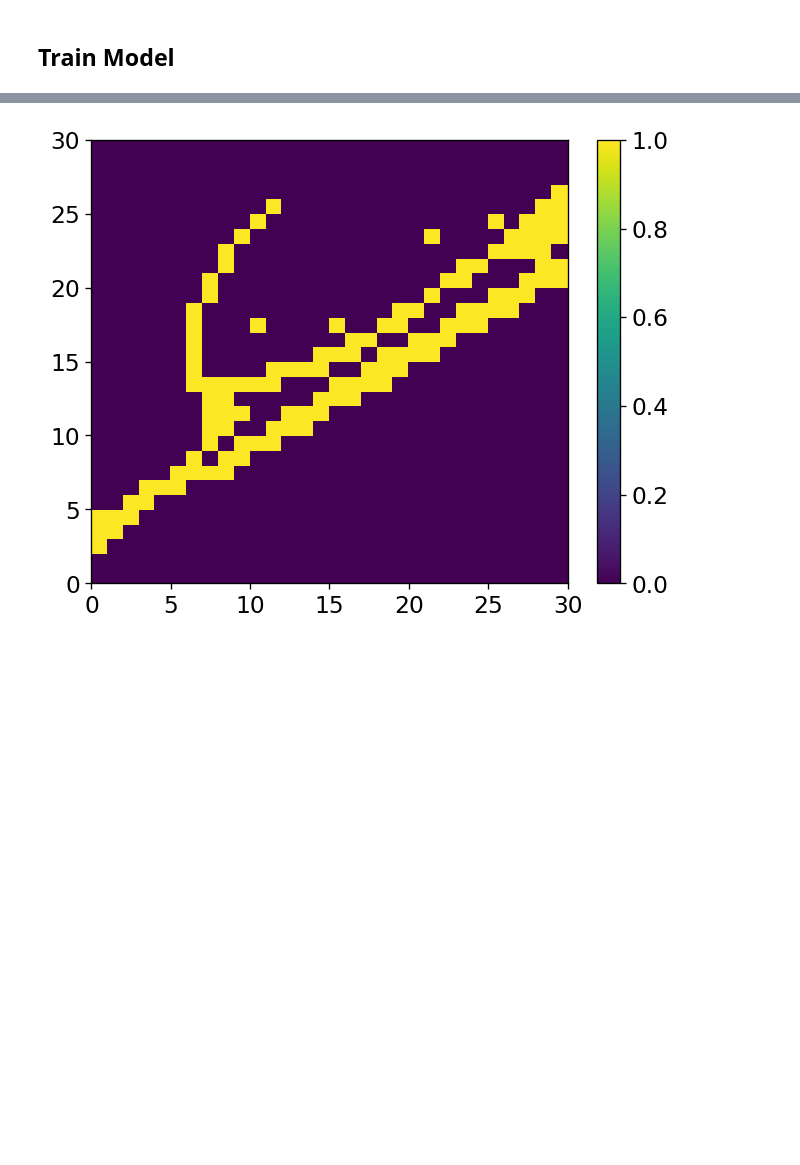
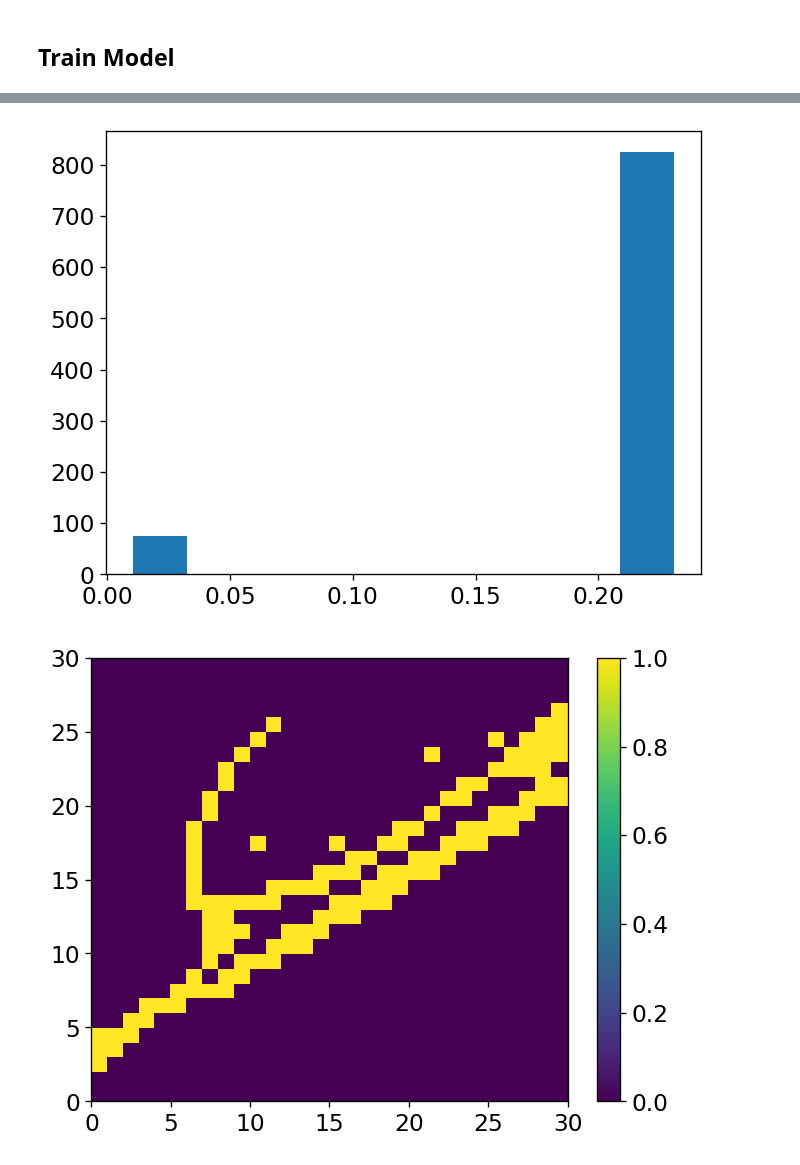
Before and after one commit to Jfeatherstone/ElmanNetwork, a Jupyter notebook: MultiAttractor.ipynb, the cells around one changed output, grey strips where cells are left out. Cells and saved outputs as stored; diff of their text form; code cells hidden in the pictures; blank space fills up the shorter version.

```diff
--- a/MultiAttractor.ipynb
+++ b/MultiAttractor.ipynb
@@ -498,0 +566,5 @@ Ratio of area in phase diagram: figure eight/total = 0.134
+# %%
+plt.hist(phaseArr.flatten())
+plt.show()
+# %% [output]
+[figure, added]
```
Also changed, not shown: parts of 15 cells of this notebook, 22 other files.
